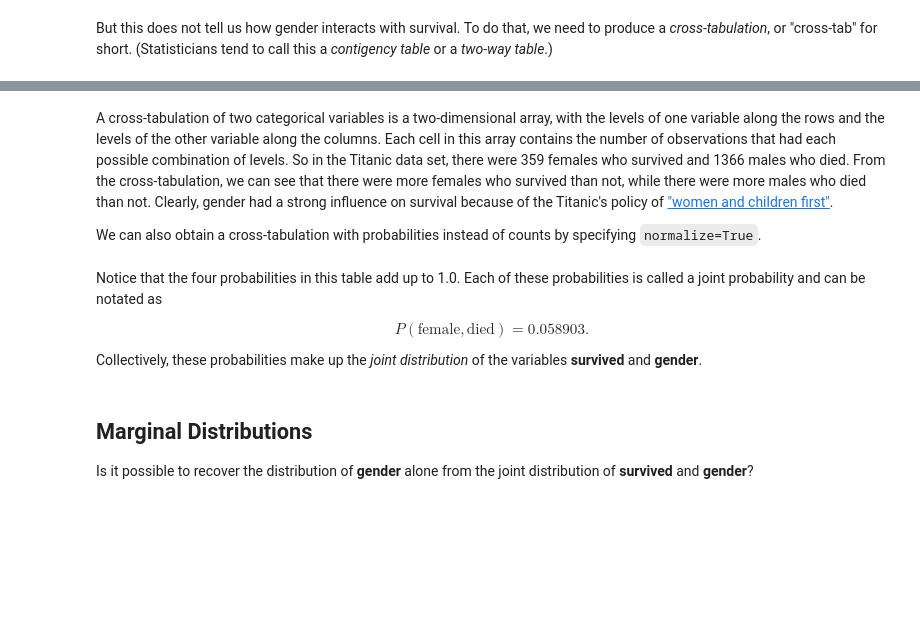
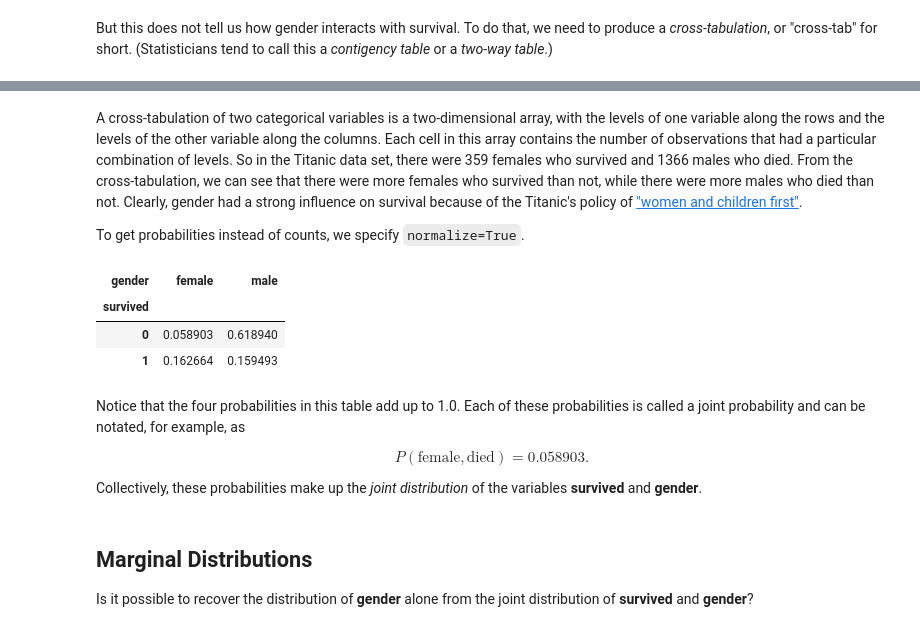
Before and after one commit to dlsun/pods, a Jupyter notebook: 02-Categorical-Data/2.2 Two Categorical Variables and Cross-Tabulations.ipynb, the cells around one changed output, grey strips where cells are left out. Cells and saved outputs as stored; diff of their text form; code cells hidden in the pictures; blank space fills up the shorter version.

```diff
--- a/02-Categorical-Data/2.2 Two Categorical Variables and Cross-Tabulations.ipynb
+++ b/02-Categorical-Data/2.2 Two Categorical Variables and Cross-Tabulations.ipynb
@@ -21,12 +36,18 @@ pd.crosstab(df_titanic["survived"], df_titanic["gender"])
 # %% [markdown]
-A cross-tabulation of two categorical variables is a two-dimensional array, with the levels of one variable along the rows and the levels of the other variable along the columns. Each cell in this array contains the number of observations that had each possible combination of levels. So in the Titanic data set, there were 359 females who survived and 1366 males who died. From the cross-tabulation, we can see that there were more females who survived than not, while there were more males who died than not. Clearly, gender had a strong influence on survival because of the Titanic's policy of ["women and children first"](https://en.wikipedia.org/wiki/Women_and_children_first).
+A cross-tabulation of two categorical variables is a two-dimensional array, with the levels of one variable along the rows and the levels of the other variable along the columns. Each cell in this array contains the number of observations that had a particular combination of levels. So in the Titanic data set, there were 359 females who survived and 1366 males who died. From the cross-tabulation, we can see that there were more females who survived than not, while there were more males who died than not. Clearly, gender had a strong influence on survival because of the Titanic's policy of ["women and children first"](https://en.wikipedia.org/wiki/Women_and_children_first).
 
-We can also obtain a cross-tabulation with probabilities instead of counts by specifying `normalize=True`.
+To get probabilities instead of counts, we specify `normalize=True`.
 # %%
-joint_survived_gender = pd.crosstab(df_titanic["survived"], df_titanic["gender"], normalize=True)
+joint_survived_gender = pd.crosstab(df_titanic["survived"], df_titanic["gender"],
+                                    normalize=True)
 joint_survived_gender
+# %% [output]
+| gender | female | male |
+| survived |  |  |
+| 0 | 0.058903 | 0.618940 |
+| 1 | 0.162664 | 0.159493 |
 # %% [markdown]
-Notice that the four probabilities in this table add up to 1.0. Each of these probabilities is called a joint probability and can be notated as
+Notice that the four probabilities in this table add up to 1.0. Each of these probabilities is called a joint probability and can be notated, for example, as
 
 $$ P(\text{female}, \text{died}) = 0.058903.$$
 
```
Also changed, not shown: parts of 23 cells of this notebook.
